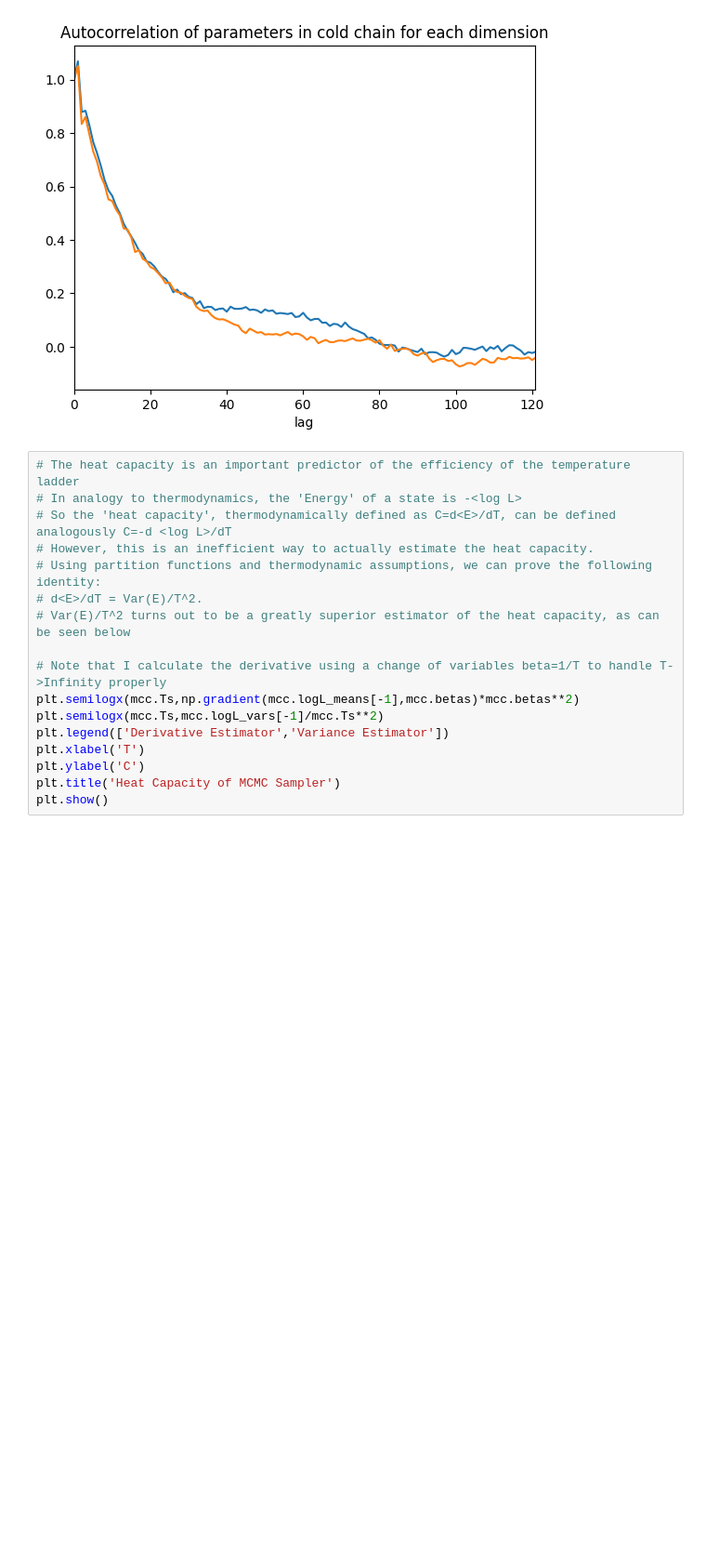
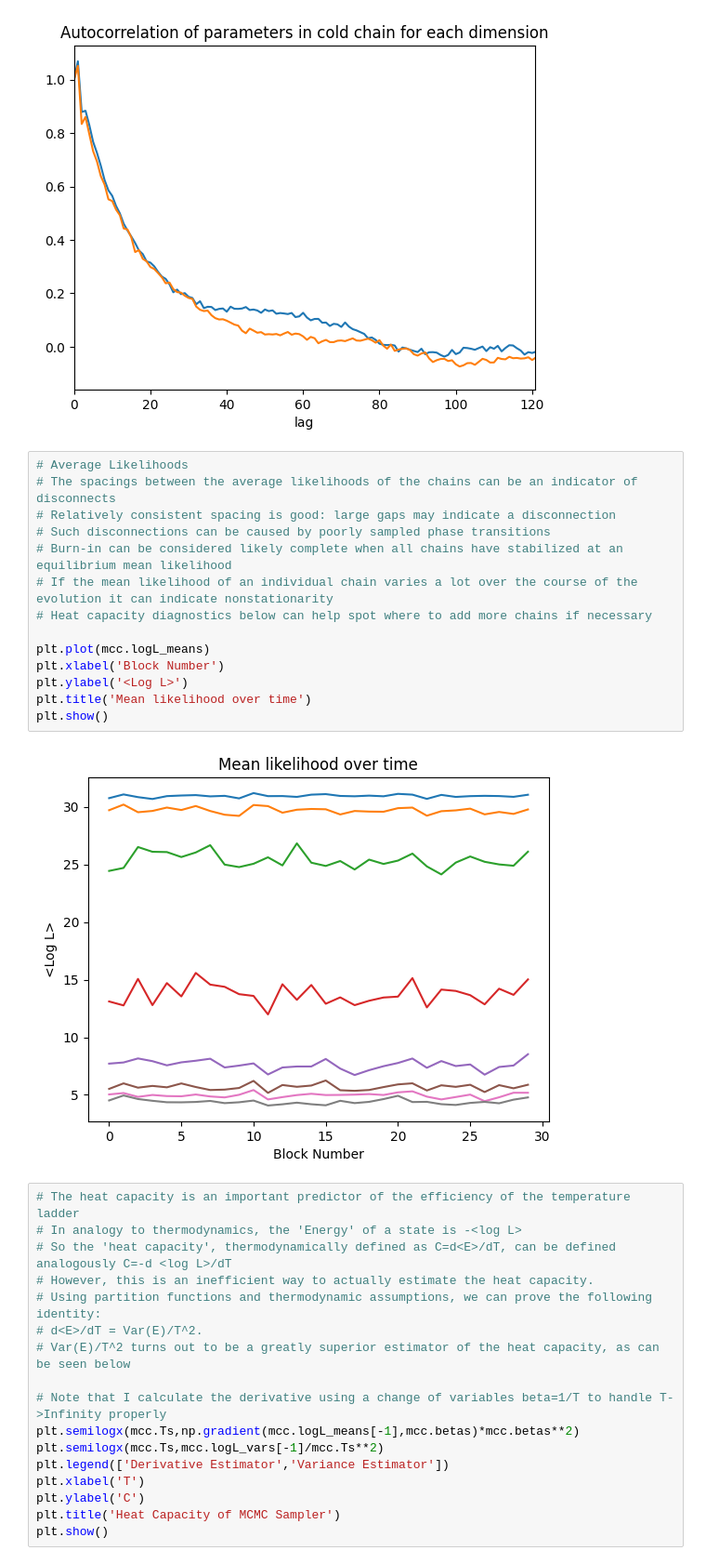
Before and after one commit to mcdigman/DTMCMC, a Jupyter notebook: demo_eggbox.ipynb, the cells around one changed output. Shown at 93% size. Saved outputs shown, nothing was run; the diff lists cells and outputs as text; blank space fills up the shorter version.

```diff
--- a/demo_eggbox.ipynb
+++ b/demo_eggbox.ipynb
@@ -337,6 +337,22 @@ plt.title('Autocorrelation of parameters in cold chain for each dimension')
 plt.show()
 # %% [output]
 [figure]
+# %%
+# Average Likelihoods
+# The spacings between the average likelihoods of the chains can be an indicator of disconnects
+# Relatively consistent spacing is good: large gaps may indicate a disconnection
+# Such disconnections can be caused by poorly sampled phase transitions
+# Burn-in can be considered likely complete when all chains have stabilized at an equilibrium mean likelihood
+# If the mean likelihood of an individual chain varies a lot over the course of the evolution it can indicate nonstationarity
+# Heat capacity diagnostics below can help spot where to add more chains if necessary
+
+plt.plot(mcc.logL_means)
+plt.xlabel('Block Number')
+plt.ylabel('<Log L>')
+plt.title('Mean likelihood over time')
+plt.show()
+# %% [output]
+[figure, added]
 # %%
 # The heat capacity is an important predictor of the efficiency of the temperature ladder
 # In analogy to thermodynamics, the 'Energy' of a state is -<log L>
```
Also changed, not shown: 1 other file.
